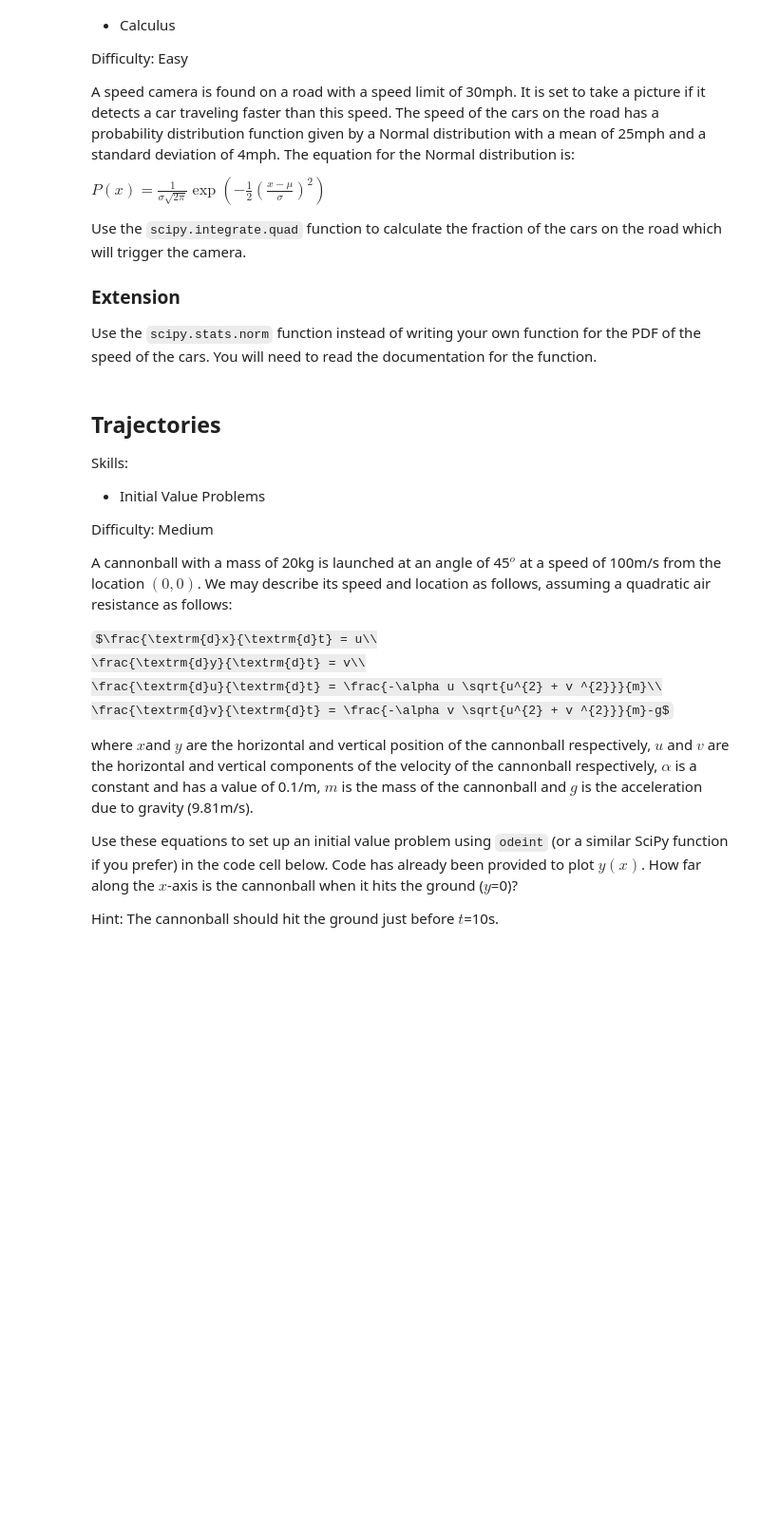
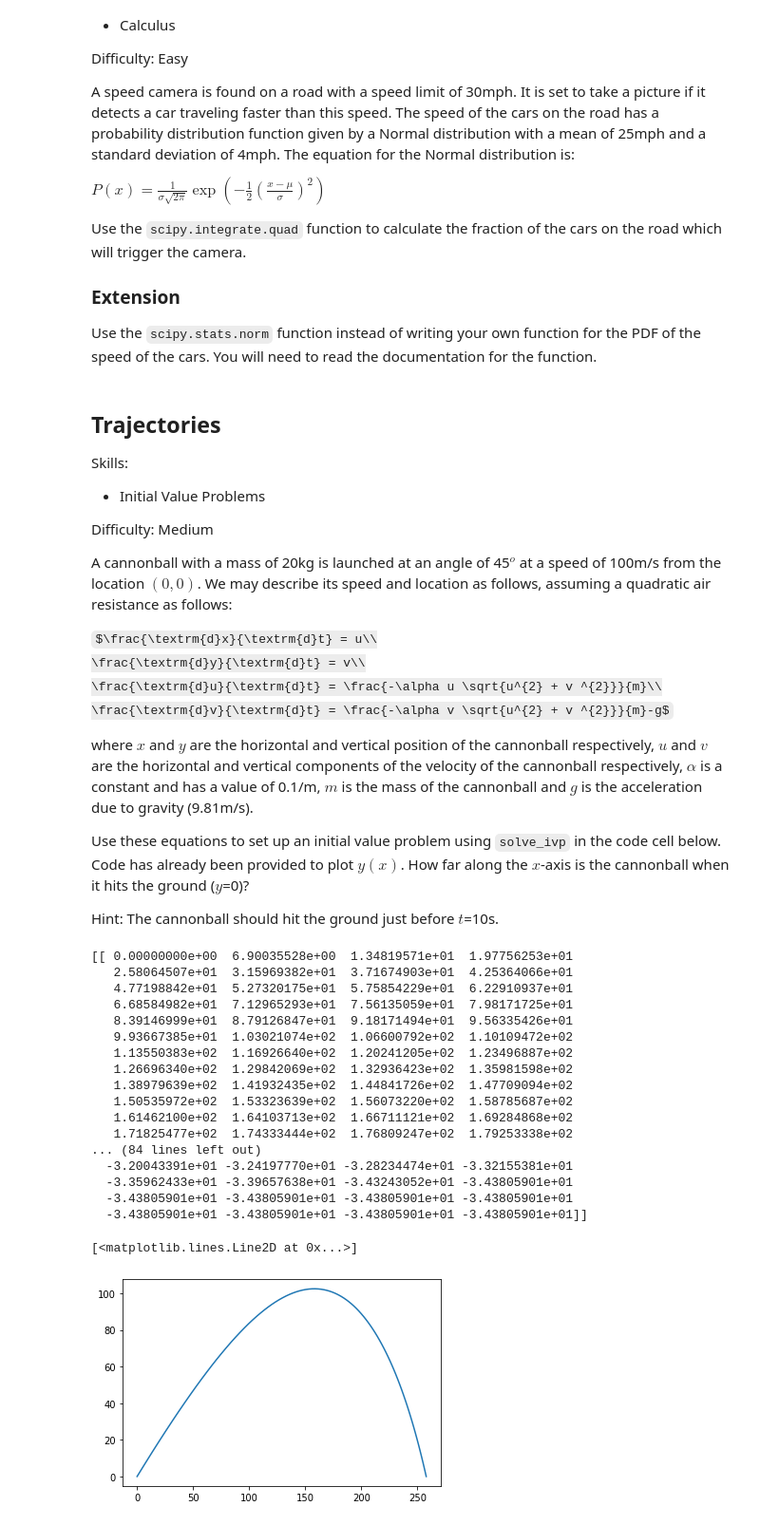
Before and after one commit to ImperialCollegeLondon/RCDS-numerical-computing-in-python-with-numpy-and-scipy, a Jupyter notebook: Projects.ipynb, the cells around one changed output. Shown at 95% size. Saved outputs shown, nothing was run; the diff lists cells and outputs as text; code cells hidden in the pictures; some formulas as TeX source; blank space fills up the shorter version.

Commit message:
Updated projects to use solve_ivp

````diff
--- a/Projects.ipynb
+++ b/Projects.ipynb
@@ -206,9 +206,9 @@ $\frac{\textrm{d}x}{\textrm{d}t} = u\\
 \frac{\textrm{d}u}{\textrm{d}t} = \frac{-\alpha u \sqrt{u^{2} + v ^{2}}}{m}\\
 \frac{\textrm{d}v}{\textrm{d}t} = \frac{-\alpha v \sqrt{u^{2} + v ^{2}}}{m}-g$
 
-where $x$and $y$ are the horizontal and vertical position of the cannonball respectively, $u$ and $v$ are the horizontal and vertical components of the velocity of the cannonball respectively, $\alpha$ is a constant and has a value of 0.1/m, $m$ is the mass of the cannonball and $g$ is the acceleration due to gravity (9.81m/s).
+where $x$ and $y$ are the horizontal and vertical position of the cannonball respectively, $u$ and $v$ are the horizontal and vertical components of the velocity of the cannonball respectively, $\alpha$ is a constant and has a value of 0.1/m, $m$ is the mass of the cannonball and $g$ is the acceleration due to gravity (9.81m/s).
 
-Use these equations to set up an initial value problem using ```odeint``` (or a similar SciPy function if you prefer) in the code cell below. Code has already been provided to plot $y(x)$. How far along the $x$-axis is the cannonball when it hits the ground ($y$=0)?
+Use these equations to set up an initial value problem using ```solve_ivp``` in the code cell below. Code has already been provided to plot $y(x)$. How far along the $x$-axis is the cannonball when it hits the ground ($y$=0)?
 
 Hint: The cannonball should hit the ground just before $t$=10s.
 # %%
@@ -227,11 +226,11 @@ plt.legend()
 #@title
 import numpy as np
 import math
-from scipy.integrate import odeint
+from scipy.integrate import solve_ivp
 
 # Define the function which returns the derivative [i.e. dx/dt, dy/dt, du/dt, dv/dt]
 # At accepts alpha and mass as arguments as these may change between different cases
-def derivative(vec, t, alpha, mass):
+def derivative(t, vec, alpha, mass):
   # Set up the array to hold the derivatives
   result = np.zeros(4)
 
@@ -239,41 +238,63 @@ def derivative(vec, t, alpha, mass):
   if vec[1] >= 0:
     # Calculate the rate of change of x and y
     result[0] = vec[2]
     result[1] = vec[3]
 
     #Calculate the speed of the projectile as we'll use this multiple times
     speed = math.sqrt(vec[2] ** 2 + vec[3] ** 2)
 
-    # Calcualte the rate of change of the speed of the projectile
+    # Calculate the rate of change of the speed of the projectile
     result[2] = -alpha * vec[2] * speed / mass
     result[3] = -alpha * vec[3] * speed / mass -9.81
 
   # Return the derivative
   return(result)
 
-# Calcualte the initial value of the state of the system
+# Calculate the initial value of the state of the system
 initial_value = np.array([0, 0, 100 * math.cos(math.pi / 4), 100 * math.sin(math.pi / 4)])
 
 # Set the values of alpha and mass
 alpha = 0.1
 mass = 20
 
+#Create the start and end time
+t_span = np.array([0, 10])
+
 # Create the times at which we want to know [x,y,u,v]
-t=np.arange(0, 10, 0.1)
+t_steps=np.arange(0, 10, 0.1)
 
 # Find the values of [x,y,u,v] as a function of time
-time_series = odeint(derivative, initial_value, t, args = (alpha, mass))
+results = solve_ivp(derivative, t_span, initial_value, t_eval=t_steps, args = (alpha, mass))
 
 # Print the time series to get an accurate measure of y(x)
 # We find y=0 when x=258m so this is when the cannonball hits the ground
-print(time_series)
+print(results.y)
 
 # Below here are the commands to plot the output figure
 # You don't need to and shouldn't edit them
-# Expects time_series to have the [x,y,u,v] in the first time dimension and t in the second dimension
+# Expects results to be the returned value from solve_ivp
 import matplotlib.pyplot as plt
-plt.plot(time_series[:,0], time_series[:,1])
-plt.legend()
+plt.plot(results.y[0, :], results.y[1, :])
+# %% [output]
+[[ 0.00000000e+00  6.90035528e+00  1.34819571e+01  1.97756253e+01
+   2.58064507e+01  3.15969382e+01  3.71674903e+01  4.25364066e+01
+   4.77198842e+01  5.27320175e+01  5.75854229e+01  6.22910937e+01
+   6.68584982e+01  7.12965293e+01  7.56135059e+01  7.98171725e+01
+   8.39146999e+01  8.79126847e+01  9.18171494e+01  9.56335426e+01
+   9.93667385e+01  1.03021074e+02  1.06600792e+02  1.10109472e+02
+   1.13550383e+02  1.16926640e+02  1.20241205e+02  1.23496887e+02
+   1.26696340e+02  1.29842069e+02  1.32936423e+02  1.35981598e+02
+   1.38979639e+02  1.41932435e+02  1.44841726e+02  1.47709094e+02
+   1.50535972e+02  1.53323639e+02  1.56073220e+02  1.58785687e+02
+   1.61462100e+02  1.64103713e+02  1.66711121e+02  1.69284868e+02
+   1.71825477e+02  1.74333444e+02  1.76809247e+02  1.79253338e+02
+... (84 lines left out)
+  -3.20043391e+01 -3.24197770e+01 -3.28234474e+01 -3.32155381e+01
+  -3.35962433e+01 -3.39657638e+01 -3.43243052e+01 -3.43805901e+01
+  -3.43805901e+01 -3.43805901e+01 -3.43805901e+01 -3.43805901e+01
+  -3.43805901e+01 -3.43805901e+01 -3.43805901e+01 -3.43805901e+01]]
+[<matplotlib.lines.Line2D at 0x...>]
+[figure, added]
 # %% [markdown]
 ## Thermal Diffusion
 
````
Also changed, not shown: parts of 5 cells of this notebook.
